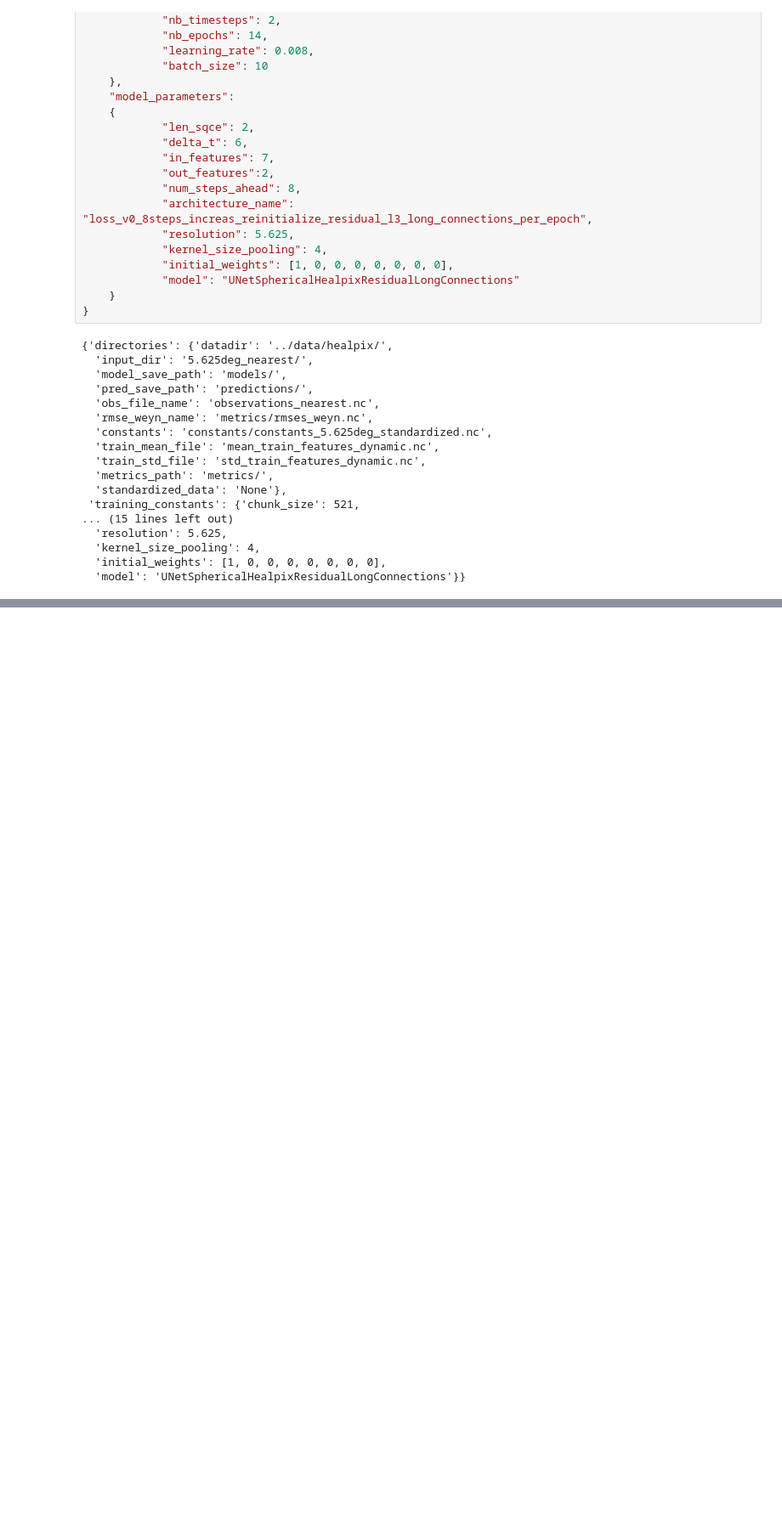
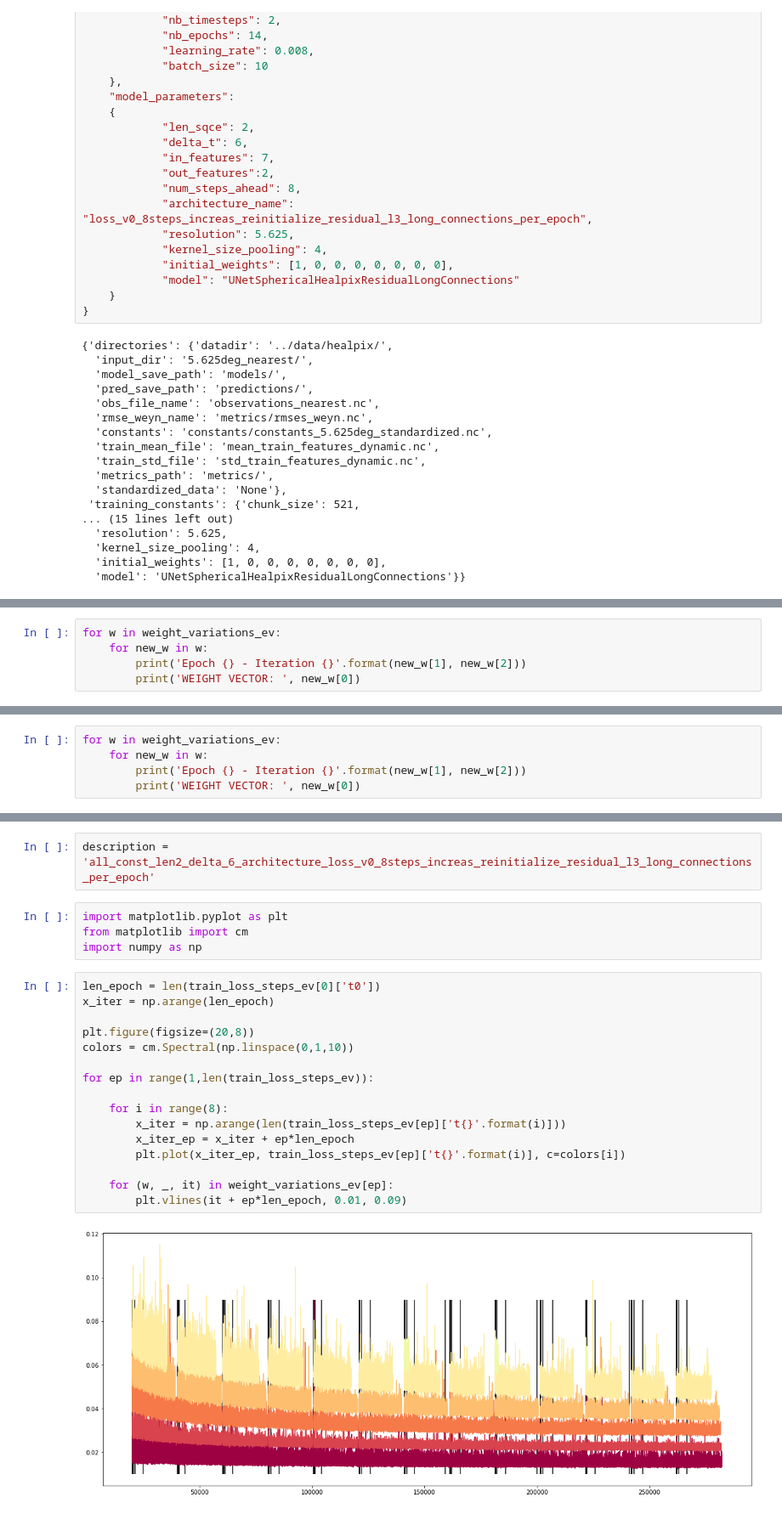
Before and after one commit to deepsphere/deepsphere-weather, a Jupyter notebook: notebooks/Restarting_weights_per_epoch.ipynb, the cells around one changed output, grey strips where cells are left out. Shown at 85% size. Cells and saved outputs as stored; diff of their text form; blank space fills up the shorter version.

```diff
--- a/notebooks/Restarting_weights_per_epoch.ipynb
+++ b/notebooks/Restarting_weights_per_epoch.ipynb
@@ -199,0 +221,5 @@ Loading data to RAM...
+# %%
+for w in weight_variations_ev:
+    for new_w in w:
+        print('Epoch {} - Iteration {}'.format(new_w[1], new_w[2]))
+        print('WEIGHT VECTOR: ', new_w[0])
@@ -199,0 +271,5 @@ Loading data to RAM...
+# %%
+for w in weight_variations_ev:
+    for new_w in w:
+        print('Epoch {} - Iteration {}'.format(new_w[1], new_w[2]))
+        print('WEIGHT VECTOR: ', new_w[0])
@@ -199,0 +294,24 @@ Loading data to RAM...
+# %%
+description = 'all_const_len2_delta_6_architecture_loss_v0_8steps_increas_reinitialize_residual_l3_long_connections_per_epoch'
+# %%
+import matplotlib.pyplot as plt
+from matplotlib import cm
+import numpy as np
+# %%
+len_epoch = len(train_loss_steps_ev[0]['t0'])
+x_iter = np.arange(len_epoch)
+
+plt.figure(figsize=(20,8))
+colors = cm.Spectral(np.linspace(0,1,10))
+
+for ep in range(1,len(train_loss_steps_ev)):
+
+    for i in range(8):
+        x_iter = np.arange(len(train_loss_steps_ev[ep]['t{}'.format(i)]))
+        x_iter_ep = x_iter + ep*len_epoch
+        plt.plot(x_iter_ep, train_loss_steps_ev[ep]['t{}'.format(i)], c=colors[i])
+
+    for (w, _, it) in weight_variations_ev[ep]:
+        plt.vlines(it + ep*len_epoch, 0.01, 0.09)
+# %% [output]
+[figure, added]
```
Also changed, not shown: parts of 7 cells of this notebook, 2 other files.
